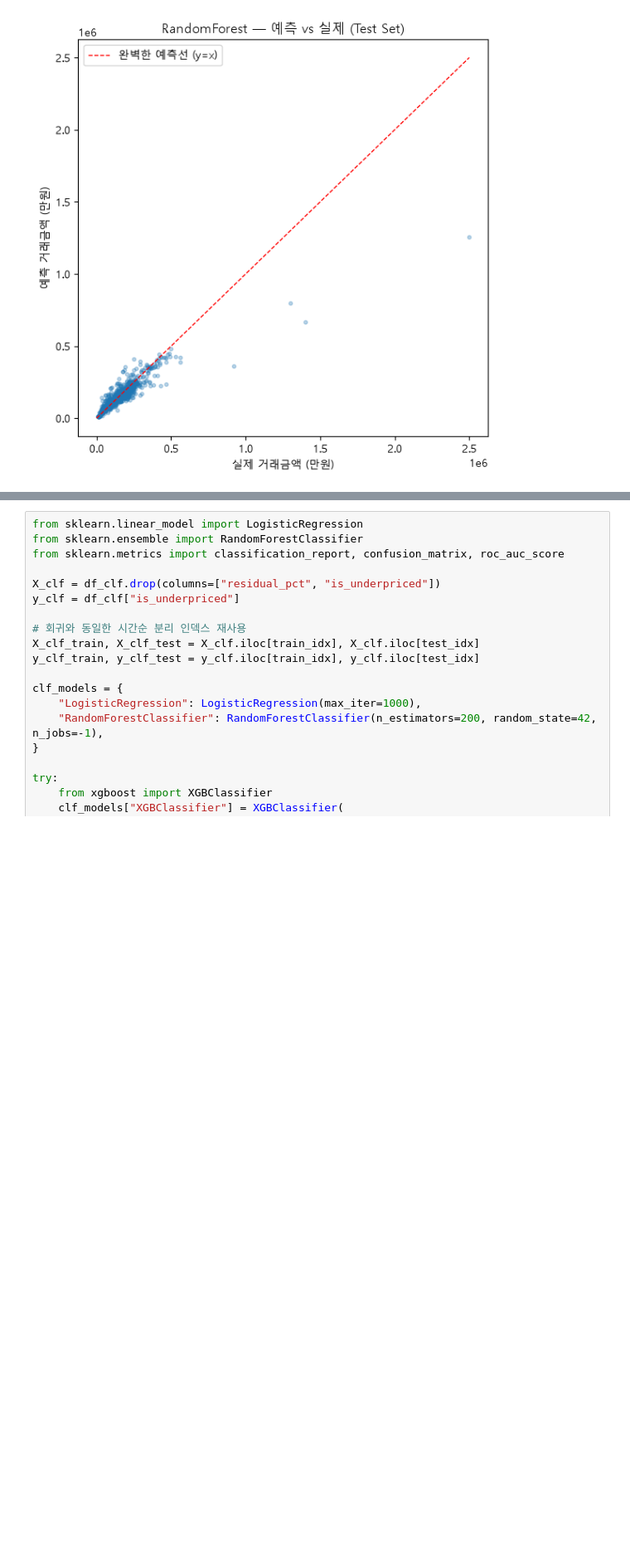
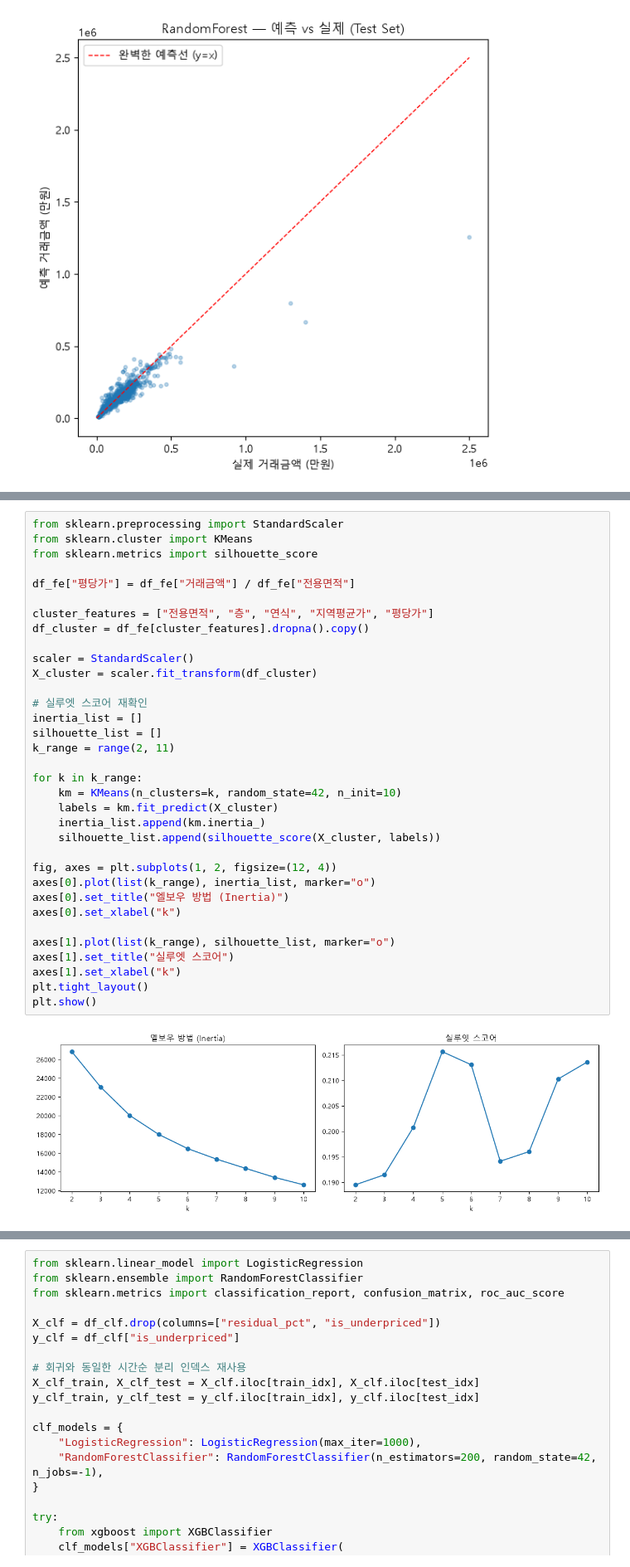
Before and after one commit to Overlay1010/apartment_price, a Jupyter notebook: apartment_price_prediction.ipynb, the cells around one changed output, grey strips where cells are left out. Shown at 83% size. Saved outputs shown, nothing was run; the diff lists cells and outputs as text; blank space fills up the shorter version.

```diff
--- a/apartment_price_prediction.ipynb
+++ b/apartment_price_prediction.ipynb
@@ -454,0 +488,36 @@ print(f"모델 저장 완료: {MODEL_DIR / f'{best_model_name}_apt_price.pkl'}")
+# %%
+from sklearn.preprocessing import StandardScaler
+from sklearn.cluster import KMeans
+from sklearn.metrics import silhouette_score
+
+df_fe["평당가"] = df_fe["거래금액"] / df_fe["전용면적"]
+
+cluster_features = ["전용면적", "층", "연식", "지역평균가", "평당가"]
+df_cluster = df_fe[cluster_features].dropna().copy()
+
+scaler = StandardScaler()
+X_cluster = scaler.fit_transform(df_cluster)
+
+# 실루엣 스코어 재확인
+inertia_list = []
+silhouette_list = []
+k_range = range(2, 11)
+
+for k in k_range:
+    km = KMeans(n_clusters=k, random_state=42, n_init=10)
+    labels = km.fit_predict(X_cluster)
+    inertia_list.append(km.inertia_)
+    silhouette_list.append(silhouette_score(X_cluster, labels))
+
+fig, axes = plt.subplots(1, 2, figsize=(12, 4))
+axes[0].plot(list(k_range), inertia_list, marker="o")
+axes[0].set_title("엘보우 방법 (Inertia)")
+axes[0].set_xlabel("k")
+
+axes[1].plot(list(k_range), silhouette_list, marker="o")
+axes[1].set_title("실루엣 스코어")
+axes[1].set_xlabel("k")
+plt.tight_layout()
+plt.show()
+# %% [output]
+[figure, added]
```
Also changed, not shown: parts of 24 cells of this notebook, 5 other files.
